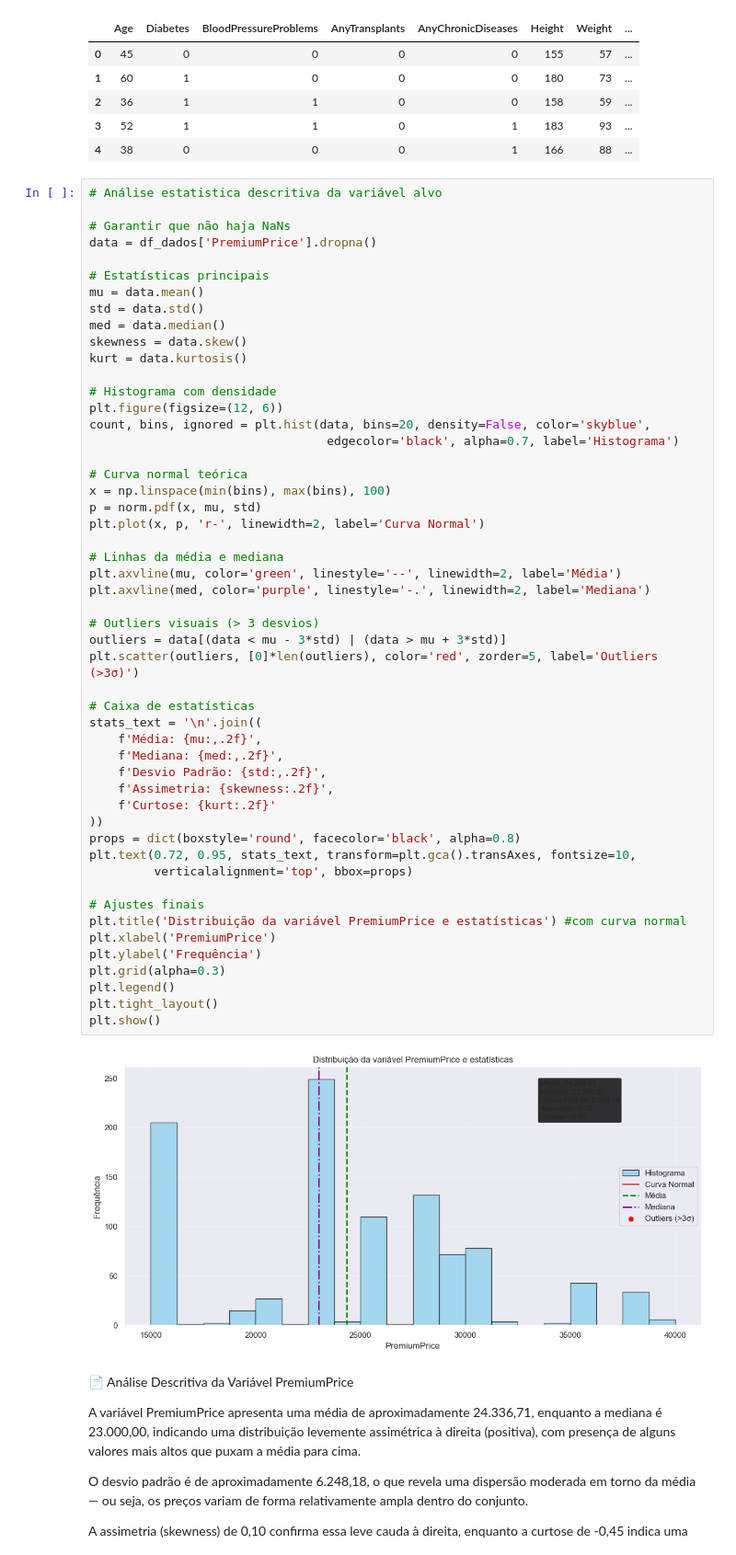
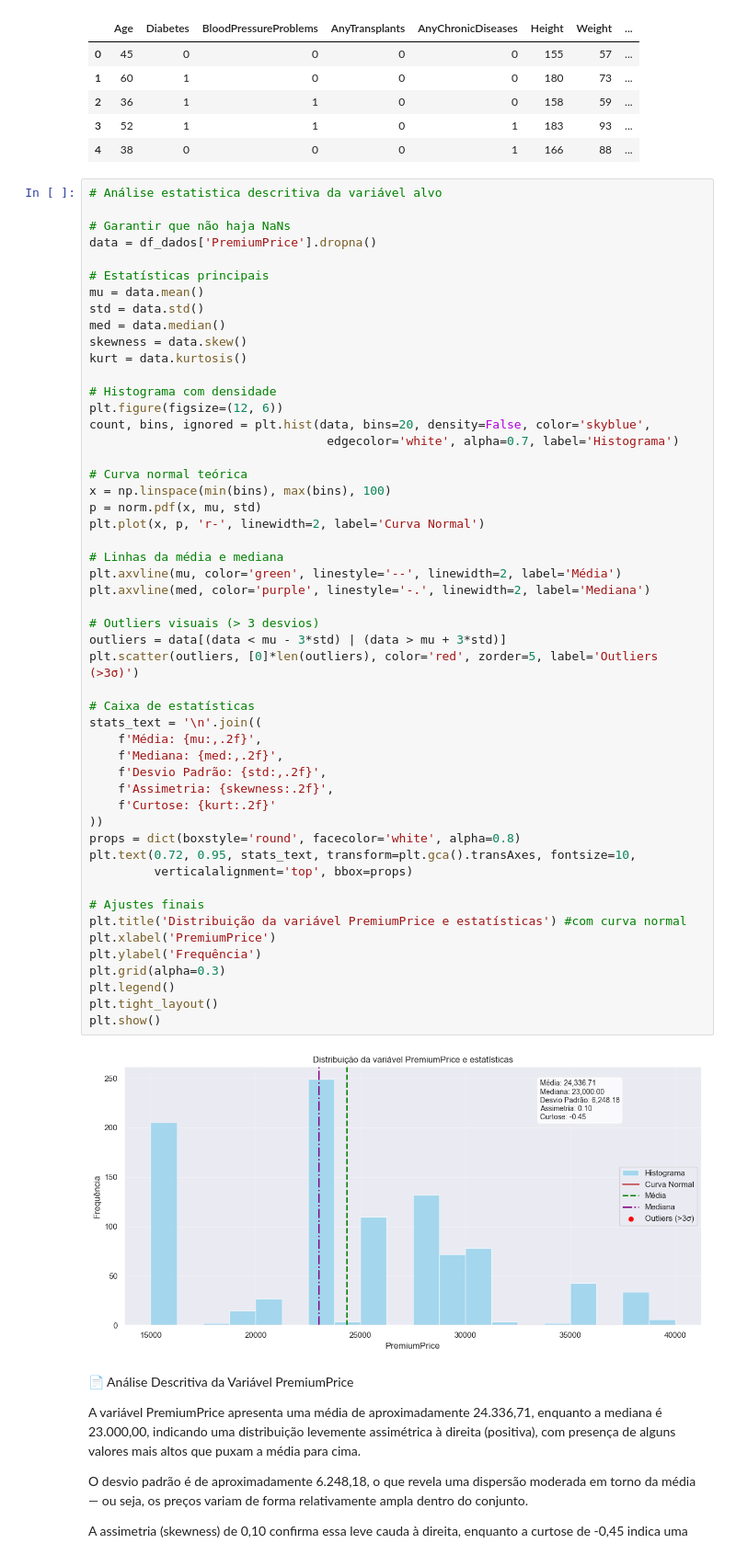
Before and after one commit to robsoncalixto/fiap-tech-challenge-01, a Jupyter notebook: Tech_Challenge_v1.ipynb, the cells around one changed output. Shown at 92% size. Saved outputs shown, nothing was run; the diff lists cells and outputs as text.

```diff
--- a/Tech_Challenge_v1.ipynb
+++ b/Tech_Challenge_v1.ipynb
@@ -598,7 +592,7 @@ kurt = data.kurtosis()
 # Histograma com densidade
 plt.figure(figsize=(12, 6))
 count, bins, ignored = plt.hist(data, bins=20, density=False, color='skyblue',
-                                 edgecolor='black', alpha=0.7, label='Histograma')
+                                 edgecolor='white', alpha=0.7, label='Histograma')
 
 # Curva normal teórica
 x = np.linspace(min(bins), max(bins), 100)
@@ -606,35 +600,35 @@ p = norm.pdf(x, mu, std)
 plt.plot(x, p, 'r-', linewidth=2, label='Curva Normal')
 
 # Linhas da média e mediana
 plt.axvline(mu, color='green', linestyle='--', linewidth=2, label='Média')
 plt.axvline(med, color='purple', linestyle='-.', linewidth=2, label='Mediana')
 
 # Outliers visuais (> 3 desvios)
 outliers = data[(data < mu - 3*std) | (data > mu + 3*std)]
 plt.scatter(outliers, [0]*len(outliers), color='red', zorder=5, label='Outliers (>3σ)')
 
 # Caixa de estatísticas
 stats_text = '\n'.join((
     f'Média: {mu:,.2f}',
     f'Mediana: {med:,.2f}',
     f'Desvio Padrão: {std:,.2f}',
     f'Assimetria: {skewness:.2f}',
     f'Curtose: {kurt:.2f}'
 ))
-props = dict(boxstyle='round', facecolor='black', alpha=0.8)
+props = dict(boxstyle='round', facecolor='white', alpha=0.8)
 plt.text(0.72, 0.95, stats_text, transform=plt.gca().transAxes, fontsize=10,
          verticalalignment='top', bbox=props)
 
 # Ajustes finais
 plt.title('Distribuição da variável PremiumPrice e estatísticas') #com curva normal
 plt.xlabel('PremiumPrice')
 plt.ylabel('Frequência')
 plt.grid(alpha=0.3)
 plt.legend()
 plt.tight_layout()
 plt.show()
 # %% [output]
-[figure, old version]
+[figure, new version]
 # %% [markdown]
 📄 Análise Descritiva da Variável PremiumPrice
 
```
Also changed, not shown: parts of 37 cells of this notebook, 4 other files.
